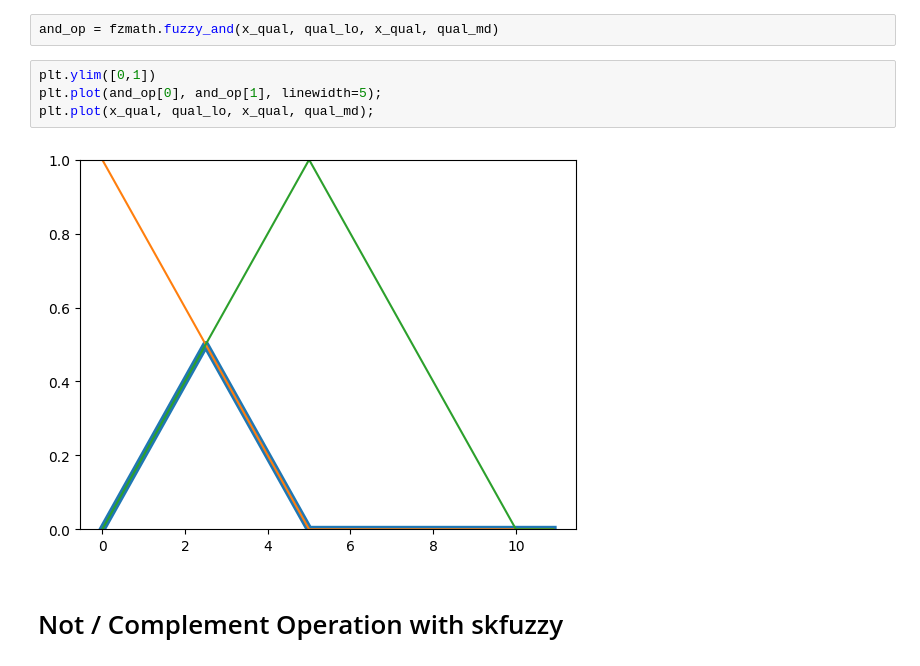
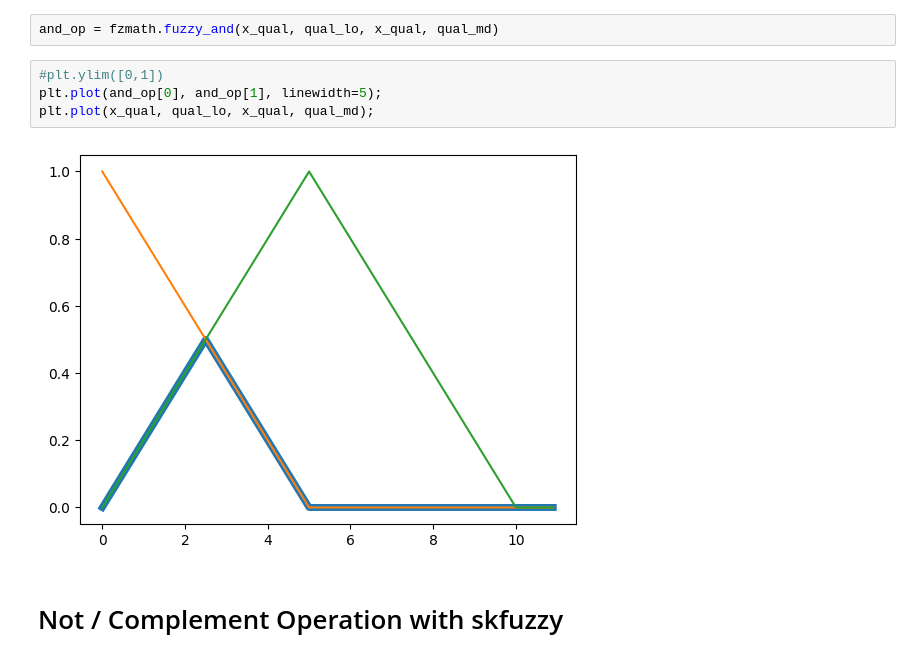
Before and after one commit to 2black0/praktik-sistem-kendali-cerdas, a Jupyter notebook: jobsheet-skc-fuzzy-02b.ipynb, the cells around one changed output. Cells and saved outputs as stored; diff of their text form.

```diff
--- a/jobsheet-skc-fuzzy-02b.ipynb
+++ b/jobsheet-skc-fuzzy-02b.ipynb
@@ -131,11 +131,11 @@ plt.plot(x_qual, qual_lo, x_qual, qual_md);
 # %%
 and_op = fzmath.fuzzy_and(x_qual, qual_lo, x_qual, qual_md)
 # %%
-plt.ylim([0,1])
+#plt.ylim([0,1])
 plt.plot(and_op[0], and_op[1], linewidth=5);
 plt.plot(x_qual, qual_lo, x_qual, qual_md);
 # %% [output]
-[figure, old version]
+[figure, new version]
 # %% [markdown]
 # Not / Complement Operation with skfuzzy
 # %%
```
Also changed, not shown: parts of 1 cell of this notebook, 2 other files.
